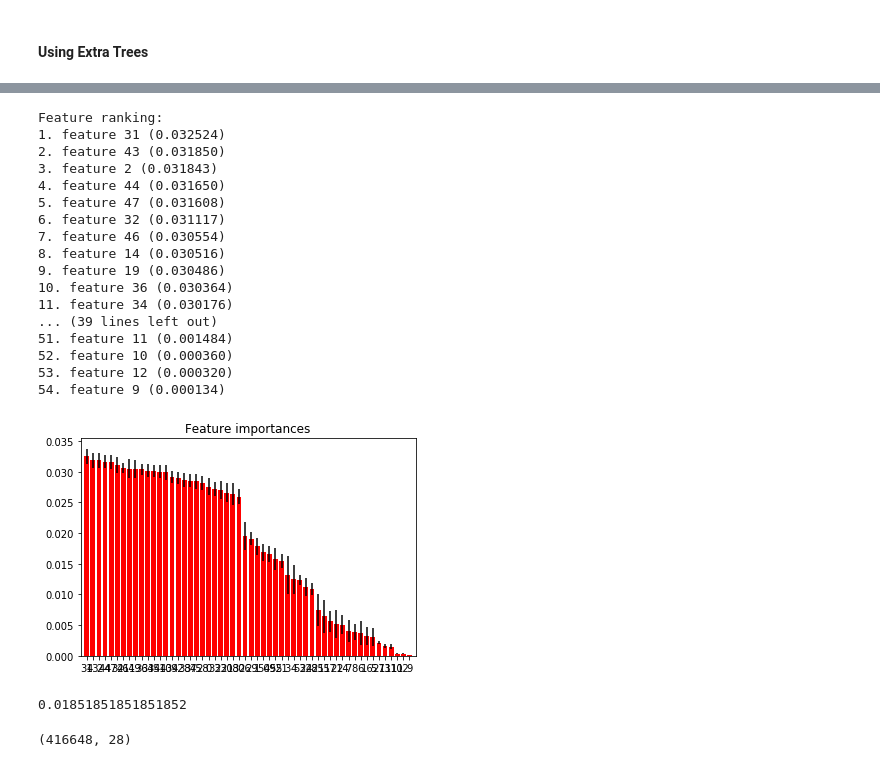
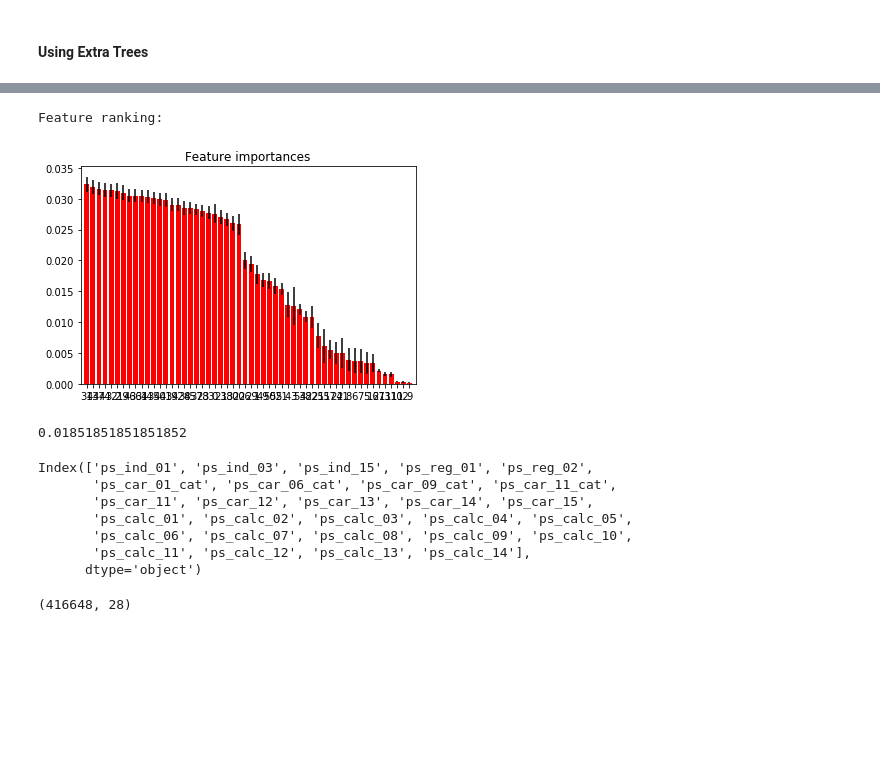
Before and after one commit to JKhandelwal/Insurance-Claims-Modelling---ID5059Practical, a Jupyter notebook: ID5059 Project .ipynb, the cells around one changed output, grey strips where cells are left out. Cells and saved outputs as stored; diff of their text form; code cells hidden in the pictures; blank space fills up the shorter version.

```diff
--- a/ID5059 Project .ipynb
+++ b/ID5059 Project .ipynb
@@ -94,6 +57,9 @@ Name: target, Length: 595212, dtype: int64
 # %%
 list_of_missing = []
-for col in X.columns:
-    total = X[X[col] == -1].count()
+for col in X_Train.columns:
+    if "cat" in col:
+        X_Train[col] = pd.Categorical(X_Train[col])
+
+    total = X_Train[X_Train[col] == -1].count()
     if total[0] > 0:
-        list_of_missing.append((col, total[0]/len(X)))
+        list_of_missing.append((col, total[0]/len(X_Train)))
@@ -118,7 +88,9 @@ list_of_missing
 # %%
 # remove 3 highest columns, replace the rest with the mean for non categorical data
 # and the mode for categorical data
-X = X.drop(["ps_car_03_cat","ps_car_05_cat", "ps_reg_03"], axis=1)
+X_Train = X_Train.drop(["ps_car_03_cat","ps_car_05_cat", "ps_reg_03"], axis=1)
+# %%
+X_Test = X_Test.drop(["ps_car_03_cat","ps_car_05_cat", "ps_reg_03"], axis=1)
 # %%
 from sklearn.impute import SimpleImputer
 # %%
@@ -129,4 +101,5 @@ for i in list_of_missing[0:-3]:
     else:
         imp = SimpleImputer(missing_values=-1, strategy='mean')
 
-    X[name] = imp.fit_transform(X[[name]])
+    X_Train[name] = imp.fit_transform(X_Train[[name]])
+    X_Test[name]  = imp.transform(X_Test[[name]])
@@ -184,46 +143,43 @@ forest = clf
 # %%
-importances = forest.feature_importances_
-std = np.std([tree.feature_importances_ for tree in forest.estimators_],
+importances = clf.feature_importances_
+std = np.std([tree.feature_importances_ for tree in clf.estimators_],
              axis=0)
 indices = np.argsort(importances)[::-1]
 
 # Print the feature ranking
 print("Feature ranking:")
 
-for f in range(X_Train.shape[1]):
-    print("%d. feature %d (%f)" % (f + 1, indices[f], importances[indices[f]]))
+# for f in range(X_Train.shape[1]):
+#     print("%d. feature %d (%f)" % (f + 1, indices[f], importances[indices[f]]))
 
 # Plot the feature importances of the forest
 plt.figure()
 plt.title("Feature importances")
 plt.bar(range(X_Train.shape[1]), importances[indices],
        color="r", yerr=std[indices], align="center")
 plt.xticks(range(X_Train.shape[1]), indices)
 plt.xlim([-1, X_Train.shape[1]])
 plt.show()
 # %% [output]
 Feature ranking:
-1. feature 31 (0.032524)
-2. feature 43 (0.031850)
-3. feature 2 (0.031843)
-4. feature 44 (0.031650)
-5. feature 47 (0.031608)
-6. feature 32 (0.031117)
-7. feature 46 (0.030554)
-8. feature 14 (0.030516)
-9. feature 19 (0.030486)
-10. feature 36 (0.030364)
-11. feature 34 (0.030176)
-... (39 lines left out)
-51. feature 11 (0.001484)
-52. feature 10 (0.000360)
-53. feature 12 (0.000320)
-54. feature 9 (0.000134)
-[figure, old version]
+[figure, new version]
 # %%
 np.mean(importances)
 # %% [output]
 0.01851851851851852
 # %%
 model = SelectFromModel(clf, prefit=True)
+# %%
+column_indices = model.get_support(indices=False)    # this will return boolean mask for the columns
+X_new = X_Train.loc[:, column_indices]                      # the sliced dataframe, keeping selected columns
+col_names = X_new.columns
+col_names
+# %% [output]
+Index(['ps_ind_01', 'ps_ind_03', 'ps_ind_15', 'ps_reg_01', 'ps_reg_02',
+       'ps_car_01_cat', 'ps_car_06_cat', 'ps_car_09_cat', 'ps_car_11_cat',
+       'ps_car_11', 'ps_car_12', 'ps_car_13', 'ps_car_14', 'ps_car_15',
+       'ps_calc_01', 'ps_calc_02', 'ps_calc_03', 'ps_calc_04', 'ps_calc_05',
+       'ps_calc_06', 'ps_calc_07', 'ps_calc_08', 'ps_calc_09', 'ps_calc_10',
+       'ps_calc_11', 'ps_calc_12', 'ps_calc_13', 'ps_calc_14'],
+      dtype='object')
 # %%
```
Also changed, not shown: parts of 178 cells of this notebook.
